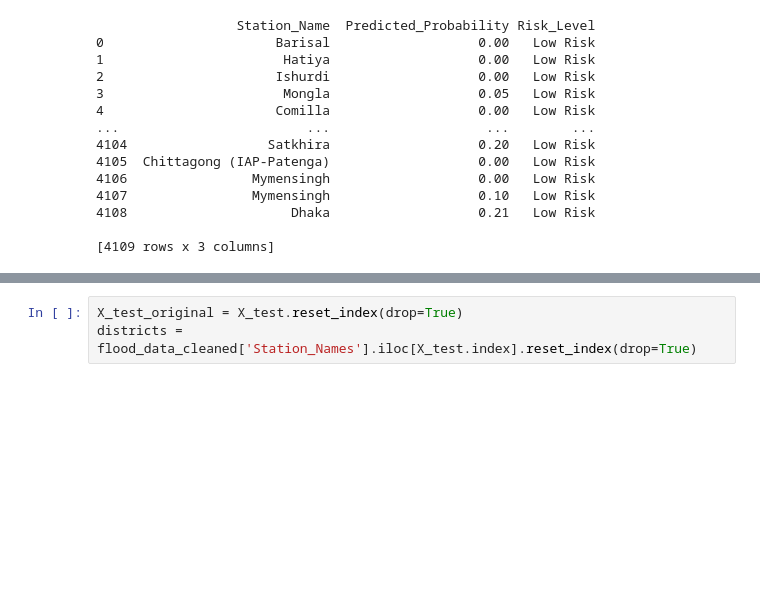
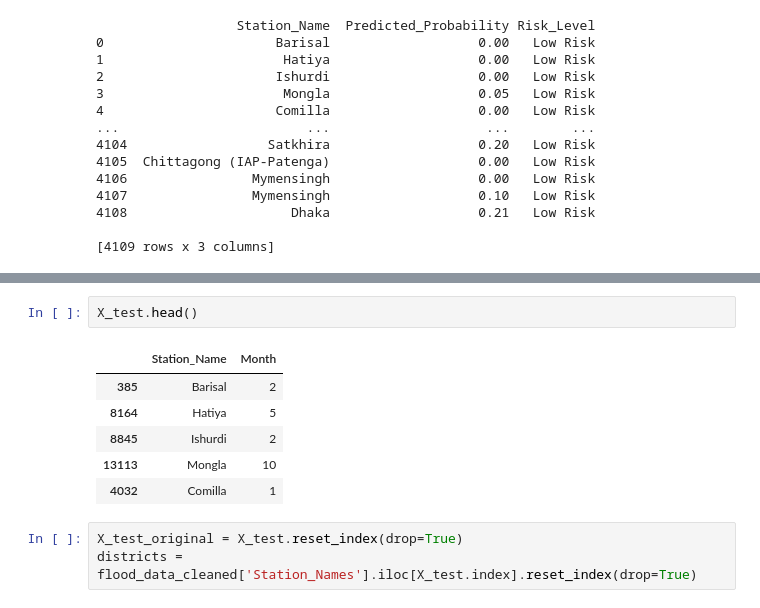
Before and after one commit to MisbahKhan0009/Flood-Guard-Server, a Jupyter notebook: ML Model/Code/Flood_Guard_Final(2).ipynb, the cells around one changed output, grey strips where cells are left out. Drawn from its saved outputs; the diff is of its cells as text; blank space fills up the shorter version.

```diff
--- a/ML Model/Code/Flood_Guard_Final(2).ipynb
+++ b/ML Model/Code/Flood_Guard_Final(2).ipynb
@@ -319,3 +322,12 @@ plt.show()
+# %%
+X_test.head()
+# %% [output]
+|  | Station_Name | Month |
+| 385 | Barisal | 2 |
+| 8164 | Hatiya | 5 |
+| 8845 | Ishurdi | 2 |
+| 13113 | Mongla | 10 |
+| 4032 | Comilla | 1 |
 # %%
 X_test_original = X_test.reset_index(drop=True)
 districts = flood_data_cleaned['Station_Names'].iloc[X_test.index].reset_index(drop=True)
```
Also changed, not shown: parts of 10 cells of this notebook, 7 other files.
